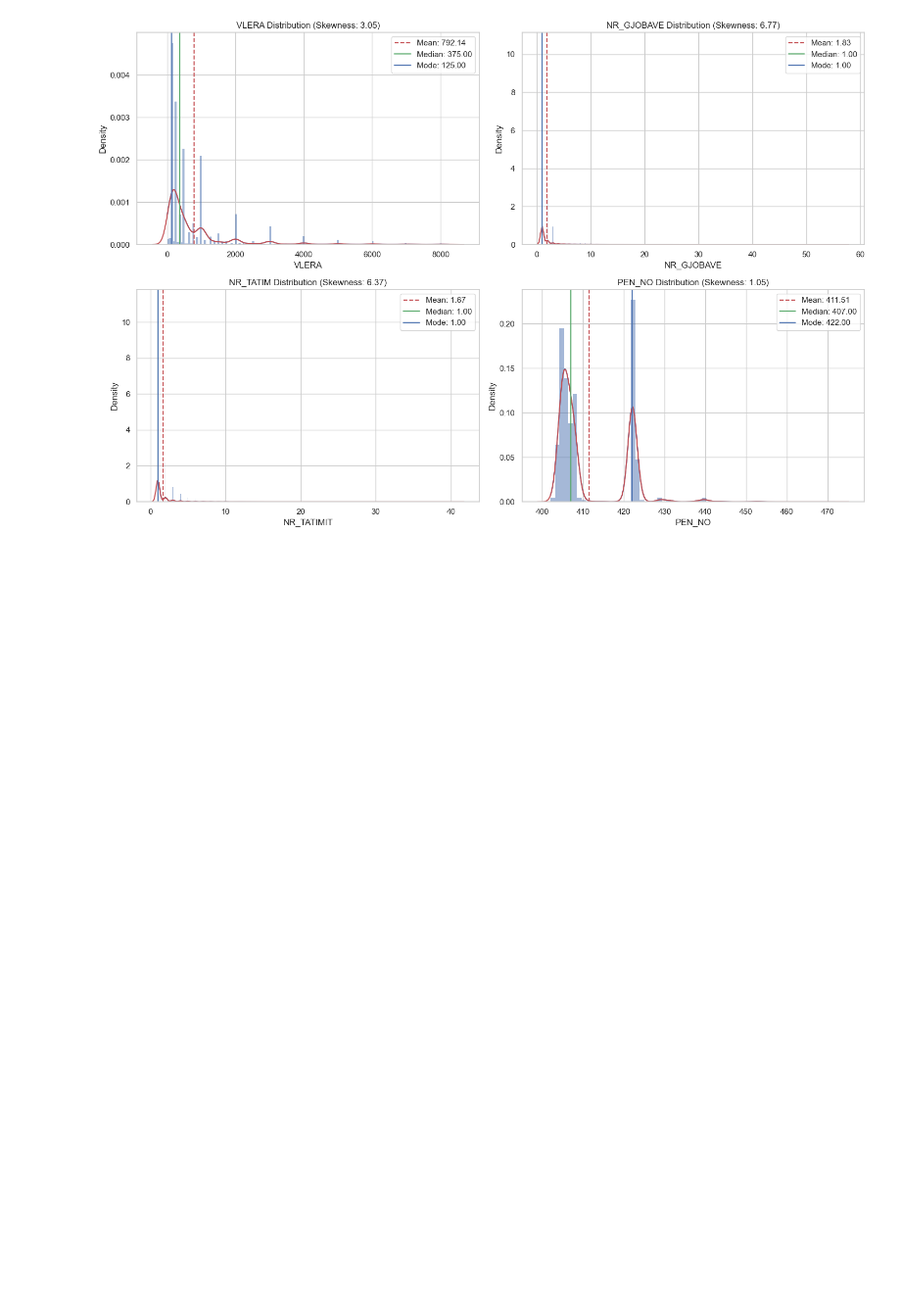
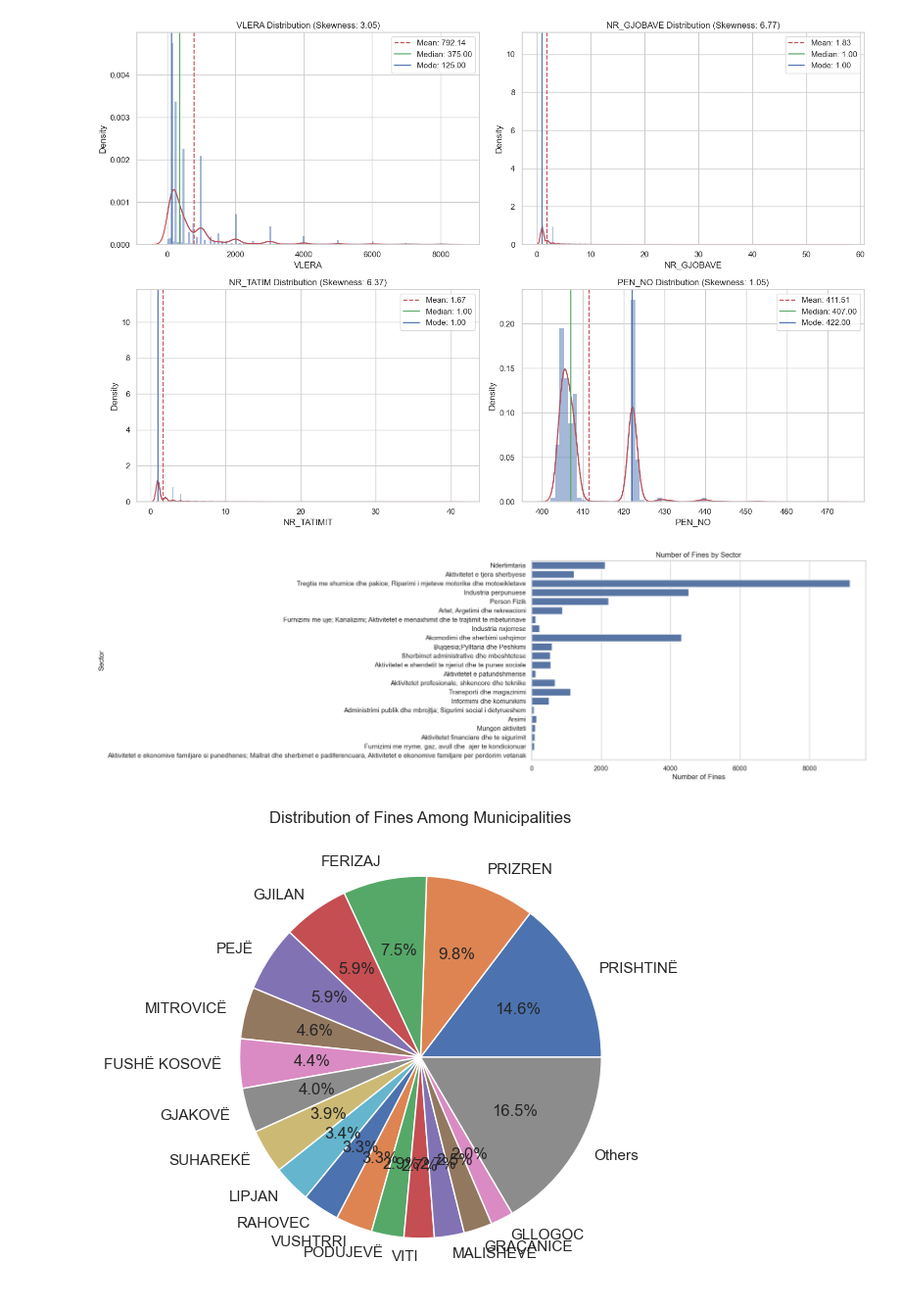
Before and after one commit to festinaqorrolli/Vleresimi-i-gjobave-te-leshuara-nga-ATK, a Jupyter notebook: data-preprocessing/main.ipynb, the cells around one changed output. Shown at 98% size. Cells and saved outputs as stored; diff of their text form; code cells hidden in the pictures; blank space fills up the shorter version.

```diff
--- a/data-preprocessing/main.ipynb
+++ b/data-preprocessing/main.ipynb
@@ -558,3 +558,55 @@ plt.tight_layout()
 plt.show()
 # %% [output]
 [figure]
+# %%
+import pandas as pd
+import matplotlib.pyplot as plt
+import seaborn as sns
+import numpy as np
+
+# Assuming data_cleaned is your DataFrame
+
+# Convert year and month to a datetime format for better plotting
+data_cleaned['Date'] = pd.to_datetime(data_cleaned['VITI'].astype(str) + '-' + data_cleaned['MUAJI'].astype(str))
+
+# Bar Chart: Number of fines by sector
+plt.figure(figsize=(10, 6))
+sns.countplot(y='PERSHKRIMI_SEKTORIT', data=data_cleaned)
+plt.title('Numri i gjobave ne sektor')
+plt.xlabel('Numri i gjobave')
+plt.ylabel('Sektori')
+plt.show()
+
+# Pie Chart: Distribution of fines among municipalities with 'Others' grouping
+municipality_counts = data_cleaned['KOMUNA'].value_counts()
+others_threshold = municipality_counts.sum() * 0.02  # 1.5%
+small_groups = municipality_counts[municipality_counts < others_threshold]
+municipality_counts = municipality_counts[municipality_counts >= others_threshold]
+municipality_counts['Others'] = small_groups.sum()
+
+# Plotting the pie chart
+plt.figure(figsize=(10, 6))
+plt.pie(municipality_counts, labels=municipality_counts.index, autopct='%1.1f%%')
+plt.title('Shperndarja e gjobave ne komuna')
+plt.show()
+
+# Stacked Bar Chart: Different types of penalties within each sector
+penalty_sector = data_cleaned.groupby(['PERSHKRIMI_SEKTORIT', 'PEN_TYPE_DESC_F']).size().unstack().fillna(0)
+ax = penalty_sector.plot(kind='bar', stacked=True, figsize=(10, 6))
+plt.title('Types of Penalties within Each Sector')
+plt.xlabel('Sector')
+plt.ylabel('Number of Penalties')
+plt.legend(title='Penalty Types', loc='center left', bbox_to_anchor=(1, 0.5))
+plt.show()
+
+# Line Graph: Trends in total value of fines over time
+total_fines_over_time = data_cleaned.groupby('Date')['VLERA'].sum()
+plt.figure(figsize=(10, 6))
+total_fines_over_time.plot()
+plt.title('Trend of Total Value of Fines Over Time')
+plt.xlabel('Time')
+plt.ylabel('Total Value of Fines')
+plt.show()
+# %% [output]
+[figure, added]
+[figure, added]
```
Also changed, not shown: parts of 3 cells of this notebook.
